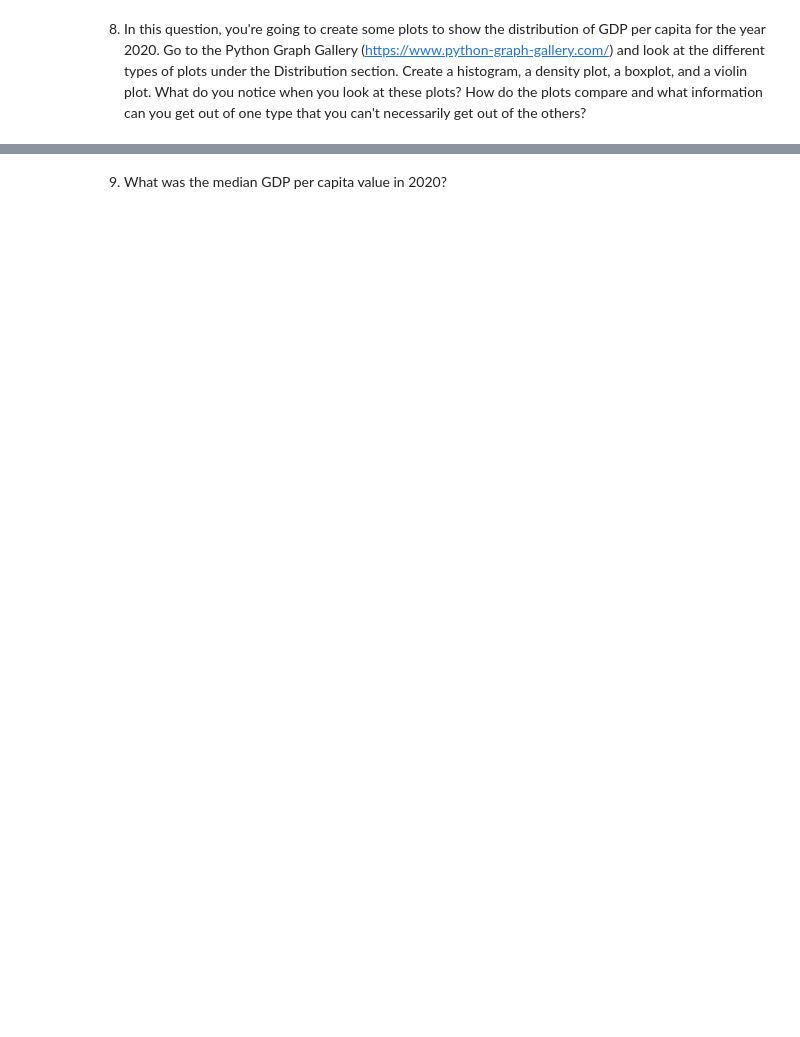
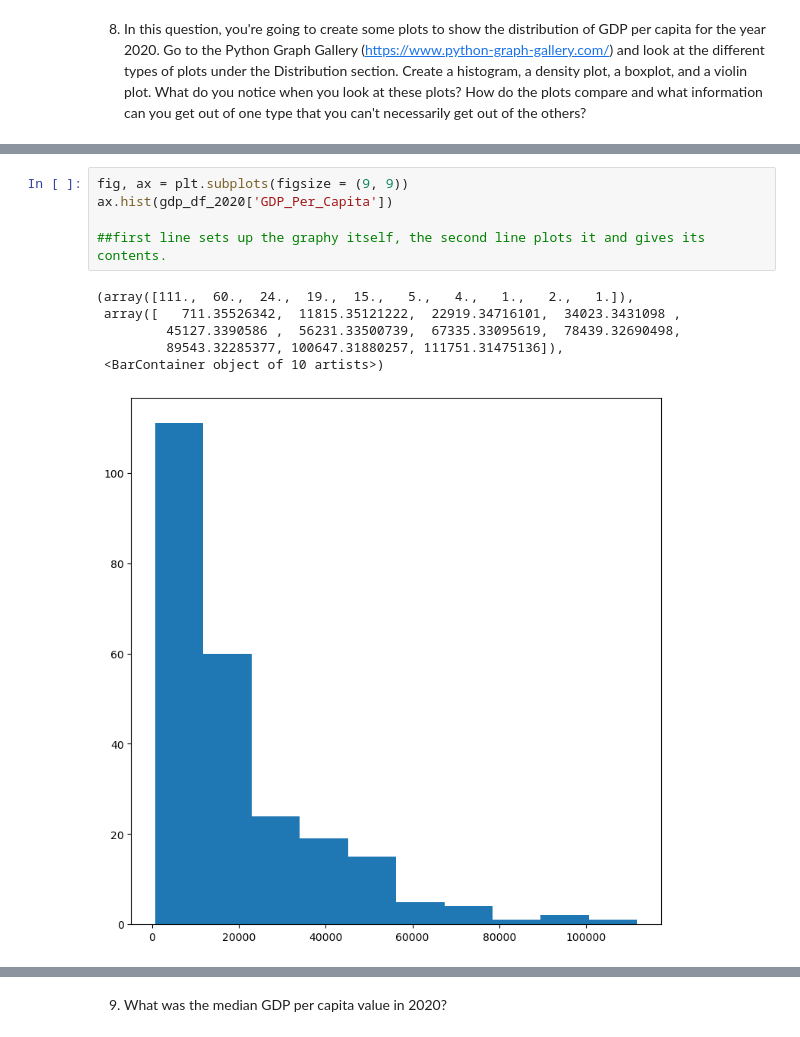
Before and after one commit to NSS-Data-Analytics-Cohort-12/un-python-GeorgeToma99, a Jupyter notebook: notebooks/project_1_un_gt.ipynb, the cells around one changed output, grey strips where cells are left out. Cells and saved outputs as stored; diff of their text form; blank space fills up the shorter version.

```diff
--- a/notebooks/project_1_un_gt.ipynb
+++ b/notebooks/project_1_un_gt.ipynb
@@ -120 +120,13 @@ array([[<Axes: title={'center': 'Year'}>,
+# %%
+fig, ax = plt.subplots(figsize = (9, 9))
+ax.hist(gdp_df_2020['GDP_Per_Capita'])
+
+##first line sets up the graphy itself, the second line plots it and gives its contents.
+# %% [output]
+(array([111.,  60.,  24.,  19.,  15.,   5.,   4.,   1.,   2.,   1.]),
+ array([   711.35526342,  11815.35121222,  22919.34716101,  34023.3431098 ,
+         45127.3390586 ,  56231.33500739,  67335.33095619,  78439.32690498,
+         89543.32285377, 100647.31880257, 111751.31475136]),
+ <BarContainer object of 10 artists>)
+[figure, added]
 # %%
```
Also changed, not shown: parts of 24 cells of this notebook.
